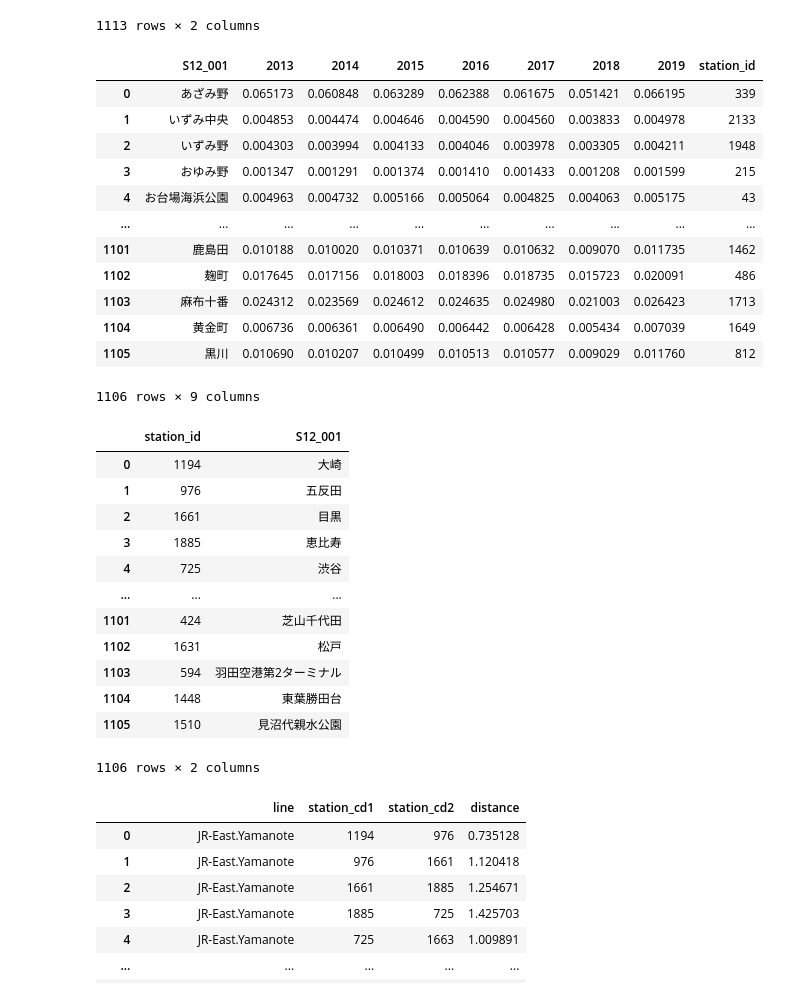
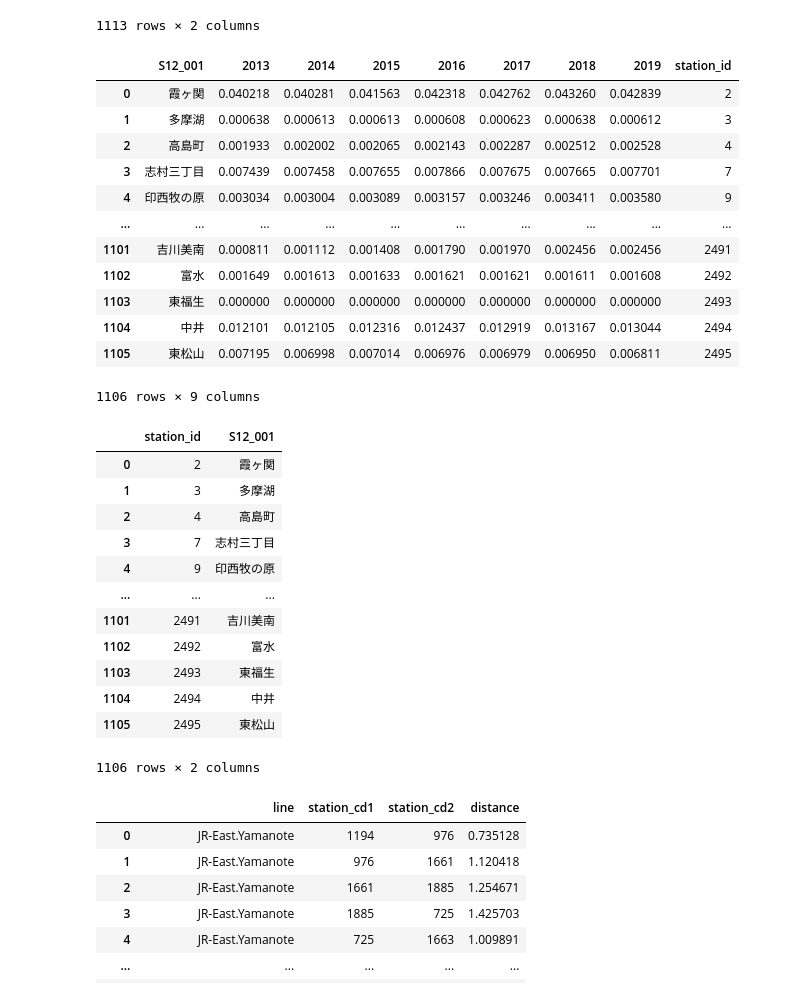
Before and after one commit to alessioborgi/PolySheafNeuralNetworks-RailwayPassengers, a Jupyter notebook: datasets/tokyo_railway/graph_plot_jp.ipynb, the cells around one changed output. Drawn from its saved outputs; the diff is of its cells as text; code cells hidden in the pictures.

```diff
--- a/datasets/tokyo_railway/graph_plot_jp.ipynb
+++ b/datasets/tokyo_railway/graph_plot_jp.ipynb
@@ -47,30 +47,34 @@ station_list_pd
 # %%
 # list of all the stations in the passenger survey data that are also in the connection data
 
 passenger_survey_pd = pd.read_csv('./pass_survey_tokyov1109.csv')
 passenger_survey_pd['station_id'] = passenger_survey_pd['station_id'].astype(int)
 passenger_survey_pd[passenger_survey_pd['station_id'].isin(station_list_pd['station_id'].values)]
 
 matching_passenger_survey_pd = passenger_survey_pd[passenger_survey_pd['station_id'].isin(station_list_pd['station_id'].values)].reset_index(drop=True)
 
 # max-min normalize passenger counts as in the original paper:
-for year in ['2013', '2014', '2015', '2016', '2017', '2018', '2019']:
-    matching_passenger_survey_pd[year] = (matching_passenger_survey_pd[year] - matching_passenger_survey_pd[year].min()) / (matching_passenger_survey_pd[year].max() - matching_passenger_survey_pd[year].min())
+year_cols = ['2013', '2014', '2015', '2016', '2017', '2018', '2019']
+global_min = matching_passenger_survey_pd[year_cols].min().min()
+global_max = matching_passenger_survey_pd[year_cols].max().max()
+for year in year_cols:
+    matching_passenger_survey_pd[year] = (matching_passenger_survey_pd[year] - global_min) / (global_max - global_min)
 
+matching_passenger_survey_pd = matching_passenger_survey_pd.sort_values('station_id').reset_index(drop=True)
 matching_passenger_survey_pd
 # %% [output]
 |  | S12_001 | 2013 | 2014 | 2015 | 2016 | 2017 | 2018 | 2019 | station_id |
-| 0 | あざみ野 | 0.065173 | 0.060848 | 0.063289 | 0.062388 | 0.061675 | 0.051421 | 0.066195 | 339 |
-| 1 | いずみ中央 | 0.004853 | 0.004474 | 0.004646 | 0.004590 | 0.004560 | 0.003833 | 0.004978 | 2133 |
-| 2 | いずみ野 | 0.004303 | 0.003994 | 0.004133 | 0.004046 | 0.003978 | 0.003305 | 0.004211 | 1948 |
-| 3 | おゆみ野 | 0.001347 | 0.001291 | 0.001374 | 0.001410 | 0.001433 | 0.001208 | 0.001599 | 215 |
-| 4 | お台場海浜公園 | 0.004963 | 0.004732 | 0.005166 | 0.005064 | 0.004825 | 0.004063 | 0.005175 | 43 |
+| 0 | 霞ヶ関 | 0.040218 | 0.040281 | 0.041563 | 0.042318 | 0.042762 | 0.043260 | 0.042839 | 2 |
+| 1 | 多摩湖 | 0.000638 | 0.000613 | 0.000613 | 0.000608 | 0.000623 | 0.000638 | 0.000612 | 3 |
+| 2 | 高島町 | 0.001933 | 0.002002 | 0.002065 | 0.002143 | 0.002287 | 0.002512 | 0.002528 | 4 |
+| 3 | 志村三丁目 | 0.007439 | 0.007458 | 0.007655 | 0.007866 | 0.007675 | 0.007665 | 0.007701 | 7 |
+| 4 | 印西牧の原 | 0.003034 | 0.003004 | 0.003089 | 0.003157 | 0.003246 | 0.003411 | 0.003580 | 9 |
 | ... | ... | ... | ... | ... | ... | ... | ... | ... | ... |
-| 1101 | 鹿島田 | 0.010188 | 0.010020 | 0.010371 | 0.010639 | 0.010632 | 0.009070 | 0.011735 | 1462 |
-| 1102 | 麹町 | 0.017645 | 0.017156 | 0.018003 | 0.018396 | 0.018735 | 0.015723 | 0.020091 | 486 |
-| 1103 | 麻布十番 | 0.024312 | 0.023569 | 0.024612 | 0.024635 | 0.024980 | 0.021003 | 0.026423 | 1713 |
-| 1104 | 黄金町 | 0.006736 | 0.006361 | 0.006490 | 0.006442 | 0.006428 | 0.005434 | 0.007039 | 1649 |
-| 1105 | 黒川 | 0.010690 | 0.010207 | 0.010499 | 0.010513 | 0.010577 | 0.009029 | 0.011760 | 812 |
+| 1101 | 吉川美南 | 0.000811 | 0.001112 | 0.001408 | 0.001790 | 0.001970 | 0.002456 | 0.002456 | 2491 |
+| 1102 | 富水 | 0.001649 | 0.001613 | 0.001633 | 0.001621 | 0.001621 | 0.001611 | 0.001608 | 2492 |
+| 1103 | 東福生 | 0.000000 | 0.000000 | 0.000000 | 0.000000 | 0.000000 | 0.000000 | 0.000000 | 2493 |
+| 1104 | 中井 | 0.012101 | 0.012105 | 0.012316 | 0.012437 | 0.012919 | 0.013167 | 0.013044 | 2494 |
+| 1105 | 東松山 | 0.007195 | 0.006998 | 0.007014 | 0.006976 | 0.006979 | 0.006950 | 0.006811 | 2495 |
 1106 rows × 9 columns
 # %%
 # and now we need to make sure nodes in the passenger survey match up with nodes in the connection data
@@ -79,20 +83,21 @@ matching_passenger_survey_pd
 # note that both data had stations that were not in the other
 
 station_list_pd = station_list_pd[station_list_pd['station_id'].isin(matching_passenger_survey_pd['station_id'].values)].reset_index(drop=True)
+station_list_pd = station_list_pd.sort_values('station_id').reset_index(drop=True)
 station_list_pd
 # %% [output]
 |  | station_id | S12_001 |
-| 0 | 1194 | 大崎 |
-| 1 | 976 | 五反田 |
-| 2 | 1661 | 目黒 |
-| 3 | 1885 | 恵比寿 |
-| 4 | 725 | 渋谷 |
+| 0 | 2 | 霞ヶ関 |
+| 1 | 3 | 多摩湖 |
+| 2 | 4 | 高島町 |
+| 3 | 7 | 志村三丁目 |
+| 4 | 9 | 印西牧の原 |
 | ... | ... | ... |
-| 1101 | 424 | 芝山千代田 |
-| 1102 | 1631 | 松戸 |
-| 1103 | 594 | 羽田空港第2ターミナル |
-| 1104 | 1448 | 東葉勝田台 |
-| 1105 | 1510 | 見沼代親水公園 |
+| 1101 | 2491 | 吉川美南 |
+| 1102 | 2492 | 富水 |
+| 1103 | 2493 | 東福生 |
+| 1104 | 2494 | 中井 |
+| 1105 | 2495 | 東松山 |
 1106 rows × 2 columns
 # %%
 #remove any connections between stations that are not in the station_list_pd
```
Also changed, not shown: parts of 18 cells of this notebook.
